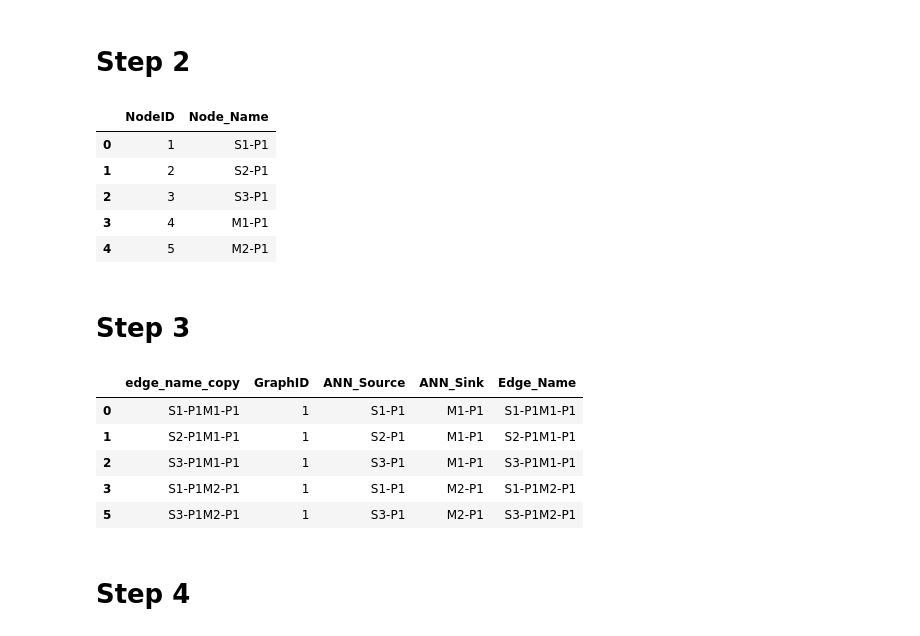
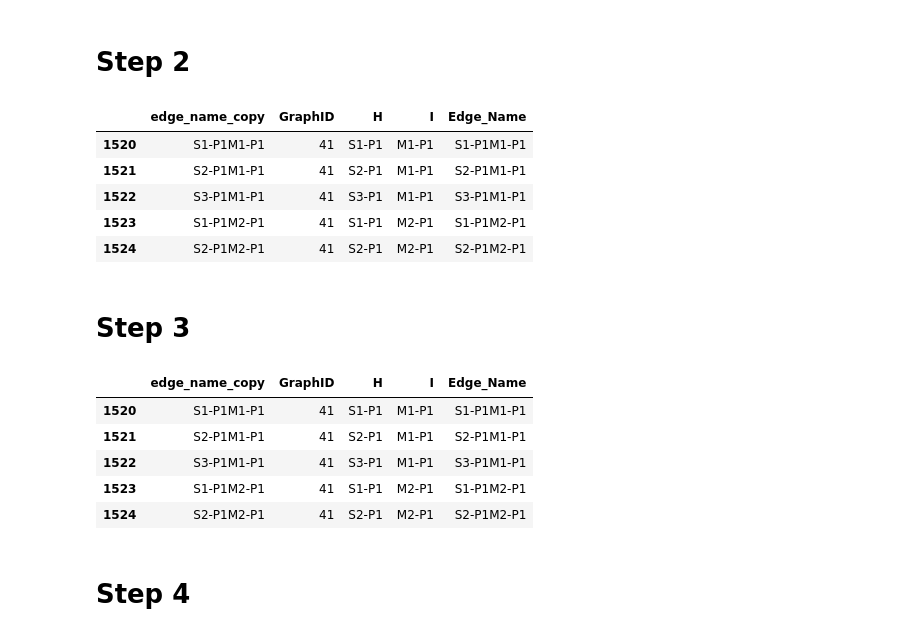
Before and after one commit to nfitzhugh-us/Supply_Chain_Research_Project, a Jupyter notebook: data_conversion_script.ipynb, the cells around one changed output. Saved outputs shown, nothing was run; the diff lists cells and outputs as text; code cells hidden in the pictures.

```diff
--- a/data_conversion_script.ipynb
+++ b/data_conversion_script.ipynb
@@ -9,0 +18,7 @@ GraphID_List = list(range(1,n+1))
+# %%
+cutoff = 10000
+summary = summary.iloc[:, [0,-1]]
+summary['Positive'] = (summary['Unnamed: 156'] >= cutoff)
+summary.rename(columns={'Instance':'GraphID'}, inplace = True)
+summary = summary[["GraphID","Positive"]]
+pos_count= summary.Positive.sum()
@@ -9,0 +27,2 @@ GraphID_List = list(range(1,n+1))
+# %%
+df = df.join(summary.set_index('GraphID'), how='inner', on='GraphID')
@@ -10,5 +31,4 @@ GraphID_List = list(range(1,n+1))
+# %%
+df.sort_values(['Positive', 'GraphID'], ascending=[False, True], inplace=True)
 # %% [markdown]
 # Step 1
-# %%
-df = df.iloc[:,:6]
-df.head()
@@ -30,12 +43,12 @@ Node_Table.NodeID += 1
 # %% [markdown]
 # Step 2
 # %%
-Node_Table.head()
+df.head()
 # %% [output]
-|  | NodeID | Node_Name |
-| 0 | 1 | S1-P1 |
-| 1 | 2 | S2-P1 |
-| 2 | 3 | S3-P1 |
-| 3 | 4 | M1-P1 |
-| 4 | 5 | M2-P1 |
+|  | edge_name_copy | GraphID | H | I | Edge_Name |
+| 1520 | S1-P1M1-P1 | 41 | S1-P1 | M1-P1 | S1-P1M1-P1 |
+| 1521 | S2-P1M1-P1 | 41 | S2-P1 | M1-P1 | S2-P1M1-P1 |
+| 1522 | S3-P1M1-P1 | 41 | S3-P1 | M1-P1 | S3-P1M1-P1 |
+| 1523 | S1-P1M2-P1 | 41 | S1-P1 | M2-P1 | S1-P1M2-P1 |
+| 1524 | S2-P1M2-P1 | 41 | S2-P1 | M2-P1 | S2-P1M2-P1 |
 # %%
@@ -53,19 +66,18 @@ with open('node_file_1.txt', 'w') as file:
 # %% [markdown]
 # Step 3
 # %%
-Edge_All = df[df.MaxFlow > 0][['GraphID','H', 'I']].copy()
-Edge_All.rename(columns={'H': 'ANN_Source', 'I':'ANN_Sink'}, inplace=True)
-Edge_All['Edge_Name'] = Edge_All.ANN_Source + Edge_All.ANN_Sink
-e_name = Edge_All.Edge_Name
-Edge_All.insert(loc=0, column='edge_name_copy', value = e_name)
-Edge_All.head()
+df = df[df.MaxFlow > 0][['GraphID','H', 'I']]
+df['Edge_Name'] = df.H + df.I
+e_name = df.Edge_Name
+df.insert(loc=0, column='edge_name_copy', value = e_name)
+df.head()
 # %% [output]
-|  | edge_name_copy | GraphID | ANN_Source | ANN_Sink | Edge_Name |
-| 0 | S1-P1M1-P1 | 1 | S1-P1 | M1-P1 | S1-P1M1-P1 |
-| 1 | S2-P1M1-P1 | 1 | S2-P1 | M1-P1 | S2-P1M1-P1 |
-| 2 | S3-P1M1-P1 | 1 | S3-P1 | M1-P1 | S3-P1M1-P1 |
-| 3 | S1-P1M2-P1 | 1 | S1-P1 | M2-P1 | S1-P1M2-P1 |
-| 5 | S3-P1M2-P1 | 1 | S3-P1 | M2-P1 | S3-P1M2-P1 |
+|  | edge_name_copy | GraphID | H | I | Edge_Name |
+| 1520 | S1-P1M1-P1 | 41 | S1-P1 | M1-P1 | S1-P1M1-P1 |
+| 1521 | S2-P1M1-P1 | 41 | S2-P1 | M1-P1 | S2-P1M1-P1 |
+| 1522 | S3-P1M1-P1 | 41 | S3-P1 | M1-P1 | S3-P1M1-P1 |
+| 1523 | S1-P1M2-P1 | 41 | S1-P1 | M2-P1 | S1-P1M2-P1 |
+| 1524 | S2-P1M2-P1 | 41 | S2-P1 | M2-P1 | S2-P1M2-P1 |
 # %% [markdown]
 # Step 4
 # %%
```
Also changed, not shown: parts of 12 cells of this notebook.
